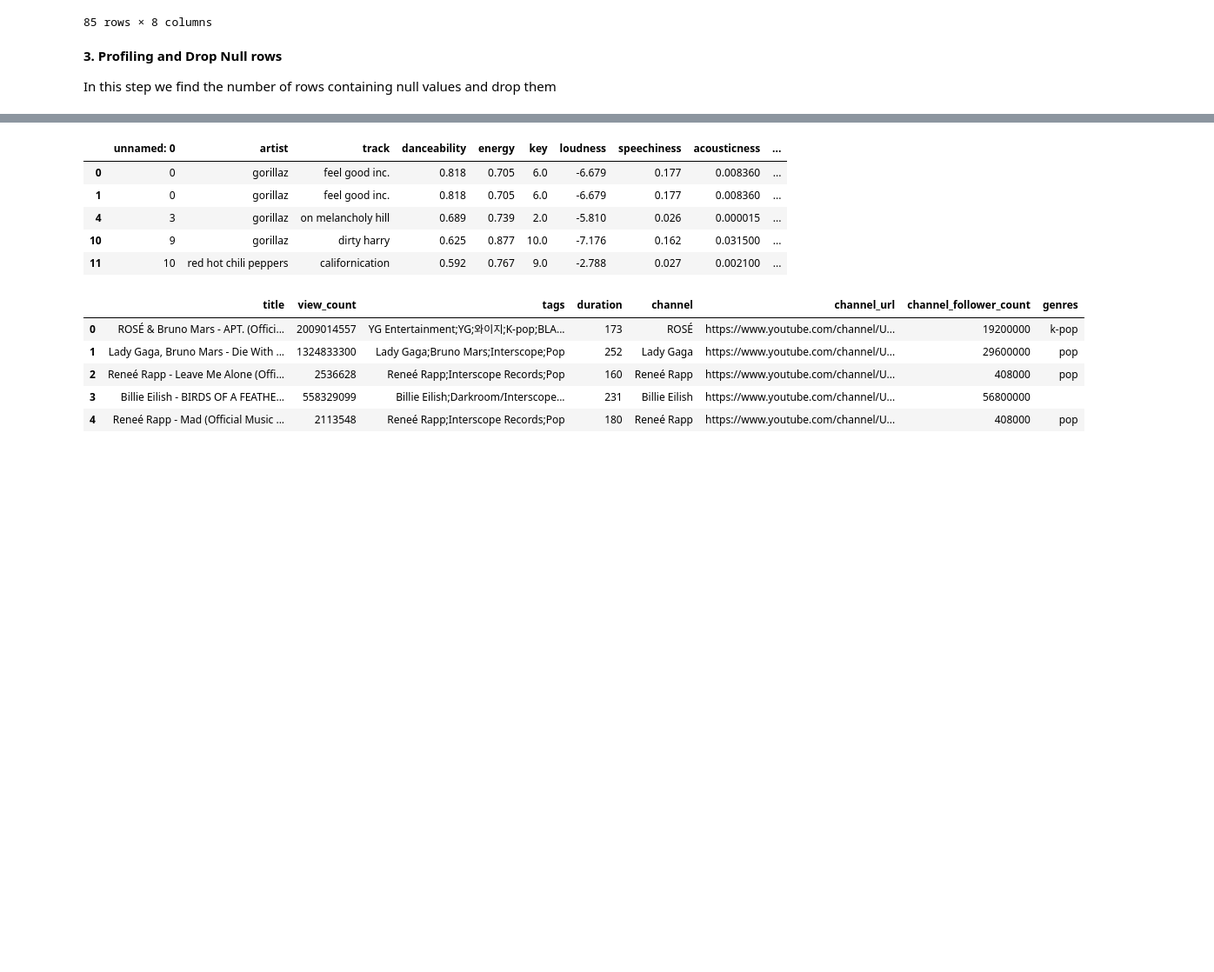
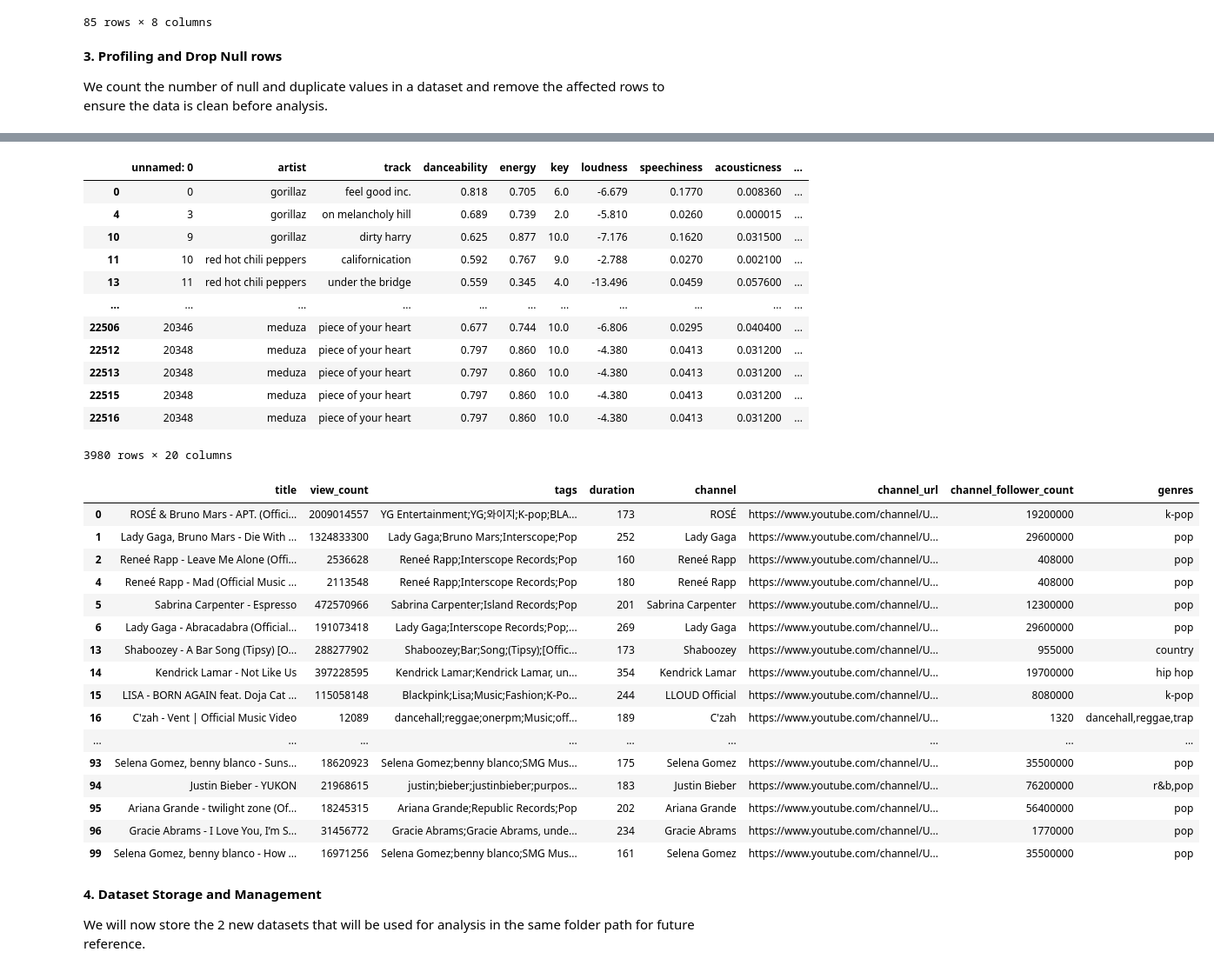
Before and after one commit to muxicolin/SC3021-Lab-Project, a Jupyter notebook: SC3021_Project.ipynb, the cells around one changed output, grey strips where cells are left out. Shown at 87% size. Drawn from its saved outputs; the diff is of its cells as text; code cells hidden in the pictures; blank space fills up the shorter version.

```diff
--- a/SC3021_Project.ipynb
+++ b/SC3021_Project.ipynb
@@ -610,10 +615,10 @@ display(youtubeTopSongs2025)
 | 98 | Sean Paul x INNA - Let It Talk To Me | 16952860 | Sean Paul | 155 | Sean Paul | https://www.youtube.com/channel/U... | 5200000 |  |
 | 99 | Selena Gomez, benny blanco - How ... | 16971256 | Selena Gomez;benny blanco;SMG Mus... | 161 | Selena Gomez | https://www.youtube.com/channel/U... | 35500000 | pop |
 85 rows × 8 columns
-# %% [markdown]
-**3. Profiling and Drop Null rows**
-
-In this step we find the number of rows containing null values and drop them
+# %% [markdown]
+**3. Profiling and Drop Null rows**
+
+We count the number of null and duplicate values in a dataset and remove the affected rows to ensure the data is clean before analysis.
 # %%
 # Count the number of nulls
 spotifyAndYoutubeNullCount = spotifyAndYoutubeMerged.isnull().sum()
@@ -621,16 +626,26 @@ youtubeTopSongs2025NullCount = youtubeTopSongs2025.isnull().sum()
 
 print("DS1 null count:\n", spotifyAndYoutubeNullCount)
 print("DS3 null count:\n", youtubeTopSongs2025NullCount)
+print("\n")
 
-# Drop the number of nulls
-spotifyAndYoutubeMerged = spotifyAndYoutubeMerged.dropna() # Final Dataset1
-youtubeTopSongs2025 = youtubeTopSongs2025.dropna() # Final Datset2
+# Count the number of duplicates that may result from the merge
+spotifyAndYoutubeDubCount = spotifyAndYoutubeMerged.duplicated().sum()
+
+print("DS1 duplicate count:\n", spotifyAndYoutubeDubCount)
+
+# Drop the rows with null and duplicate values
+spotifyAndYoutubeMerged = spotifyAndYoutubeMerged.dropna()
+spotifyAndYoutubeMerged = spotifyAndYoutubeMerged.drop_duplicates() # Final Dataset1
+
+# Replace empty strings with NaN then drop
+youtubeTopSongs2025['genres'] = youtubeTopSongs2025['genres'].replace('', np.nan)
+youtubeTopSongs2025 = youtubeTopSongs2025.dropna(subset=['genres']) # Final Datset2
 
 print(spotifyAndYoutubeMerged.shape)
 print(youtubeTopSongs2025.shape)
 
-display(spotifyAndYoutubeMerged.head())
-display(youtubeTopSongs2025.head())
+display(spotifyAndYoutubeMerged)
+display(youtubeTopSongs2025)
 # %% [output]
 DS1 null count:
  unnamed: 0              0
@@ -652,12 +667,34 @@ dtype: int64
 |  | unnamed: 0 | artist | track | danceability | energy | key | loudness | speechiness | acousticness | ... |
-| 0 | 0 | gorillaz | feel good inc. | 0.818 | 0.705 | 6.0 | -6.679 | 0.177 | 0.008360 | ... |
-| 1 | 0 | gorillaz | feel good inc. | 0.818 | 0.705 | 6.0 | -6.679 | 0.177 | 0.008360 | ... |
-| 4 | 3 | gorillaz | on melancholy hill | 0.689 | 0.739 | 2.0 | -5.810 | 0.026 | 0.000015 | ... |
-| 10 | 9 | gorillaz | dirty harry | 0.625 | 0.877 | 10.0 | -7.176 | 0.162 | 0.031500 | ... |
-| 11 | 10 | red hot chili peppers | californication | 0.592 | 0.767 | 9.0 | -2.788 | 0.027 | 0.002100 | ... |
+| 0 | 0 | gorillaz | feel good inc. | 0.818 | 0.705 | 6.0 | -6.679 | 0.1770 | 0.008360 | ... |
+| 4 | 3 | gorillaz | on melancholy hill | 0.689 | 0.739 | 2.0 | -5.810 | 0.0260 | 0.000015 | ... |
+| 10 | 9 | gorillaz | dirty harry | 0.625 | 0.877 | 10.0 | -7.176 | 0.1620 | 0.031500 | ... |
+| 11 | 10 | red hot chili peppers | californication | 0.592 | 0.767 | 9.0 | -2.788 | 0.0270 | 0.002100 | ... |
+| 13 | 11 | red hot chili peppers | under the bridge | 0.559 | 0.345 | 4.0 | -13.496 | 0.0459 | 0.057600 | ... |
+| ... | ... | ... | ... | ... | ... | ... | ... | ... | ... | ... |
+| 22506 | 20346 | meduza | piece of your heart | 0.677 | 0.744 | 10.0 | -6.806 | 0.0295 | 0.040400 | ... |
+| 22512 | 20348 | meduza | piece of your heart | 0.797 | 0.860 | 10.0 | -4.380 | 0.0413 | 0.031200 | ... |
+| 22513 | 20348 | meduza | piece of your heart | 0.797 | 0.860 | 10.0 | -4.380 | 0.0413 | 0.031200 | ... |
+| 22515 | 20348 | meduza | piece of your heart | 0.797 | 0.860 | 10.0 | -4.380 | 0.0413 | 0.031200 | ... |
+| 22516 | 20348 | meduza | piece of your heart | 0.797 | 0.860 | 10.0 | -4.380 | 0.0413 | 0.031200 | ... |
+3980 rows × 20 columns
 |  | title | view_count | tags | duration | channel | channel_url | channel_follower_count | genres |
 | 0 | ROSÉ & Bruno Mars - APT. (Offici... | 2009014557 | YG Entertainment;YG;와이지;K-pop;BLA... | 173 | ROSÉ | https://www.youtube.com/channel/U... | 19200000 | k-pop |
 | 1 | Lady Gaga, Bruno Mars - Die With ... | 1324833300 | Lady Gaga;Bruno Mars;Interscope;Pop | 252 | Lady Gaga | https://www.youtube.com/channel/U... | 29600000 | pop |
 | 2 | Reneé Rapp - Leave Me Alone (Offi... | 2536628 | Reneé Rapp;Interscope Records;Pop | 160 | Reneé Rapp | https://www.youtube.com/channel/U... | 408000 | pop |
-| 3 | Billie Eilish - BIRDS OF A FEATHE... | 558329099 | Billie Eilish;Darkroom/Interscope... | 231 | Billie Eilish | https://www.youtube.com/channel/U... | 56800000 |  |
 | 4 | Reneé Rapp - Mad (Official Music ... | 2113548 | Reneé Rapp;Interscope Records;Pop | 180 | Reneé Rapp | https://www.youtube.com/channel/U... | 408000 | pop |
+| 5 | Sabrina Carpenter - Espresso | 472570966 | Sabrina Carpenter;Island Records;Pop | 201 | Sabrina Carpenter | https://www.youtube.com/channel/U... | 12300000 | pop |
+| 6 | Lady Gaga - Abracadabra (Official... | 191073418 | Lady Gaga;Interscope Records;Pop;... | 269 | Lady Gaga | https://www.youtube.com/channel/U... | 29600000 | pop |
+| 13 | Shaboozey - A Bar Song (Tipsy) [O... | 288277902 | Shaboozey;Bar;Song;(Tipsy);[Offic... | 173 | Shaboozey | https://www.youtube.com/channel/U... | 955000 | country |
+| 14 | Kendrick Lamar - Not Like Us | 397228595 | Kendrick Lamar;Kendrick Lamar, un... | 354 | Kendrick Lamar | https://www.youtube.com/channel/U... | 19700000 | hip hop |
+| 15 | LISA - BORN AGAIN feat. Doja Cat ... | 115058148 | Blackpink;Lisa;Music;Fashion;K-Po... | 244 | LLOUD Official | https://www.youtube.com/channel/U... | 8080000 | k-pop |
+| 16 | C'zah - Vent | Official Music Video | 12089 | dancehall;reggae;onerpm;Music;off... | 189 | C'zah | https://www.youtube.com/channel/U... | 1320 | dancehall,reggae,trap |
+| ... | ... | ... | ... | ... | ... | ... | ... | ... |
+| 93 | Selena Gomez, benny blanco - Suns... | 18620923 | Selena Gomez;benny blanco;SMG Mus... | 175 | Selena Gomez | https://www.youtube.com/channel/U... | 35500000 | pop |
+| 94 | Justin Bieber - YUKON | 21968615 | justin;bieber;justinbieber;purpos... | 183 | Justin Bieber | https://www.youtube.com/channel/U... | 76200000 | r&b,pop |
+| 95 | Ariana Grande - twilight zone (Of... | 18245315 | Ariana Grande;Republic Records;Pop | 202 | Ariana Grande | https://www.youtube.com/channel/U... | 56400000 | pop |
+| 96 | Gracie Abrams - I Love You, I’m S... | 31456772 | Gracie Abrams;Gracie Abrams, unde... | 234 | Gracie Abrams | https://www.youtube.com/channel/U... | 1770000 | pop |
+| 99 | Selena Gomez, benny blanco - How ... | 16971256 | Selena Gomez;benny blanco;SMG Mus... | 161 | Selena Gomez | https://www.youtube.com/channel/U... | 35500000 | pop |
+# %% [markdown]
+**4. Dataset Storage and Management**
+
+We will now store the 2 new datasets that will be used for analysis in the same folder path for future reference.
```
Also changed, not shown: parts of 96 cells of this notebook.
